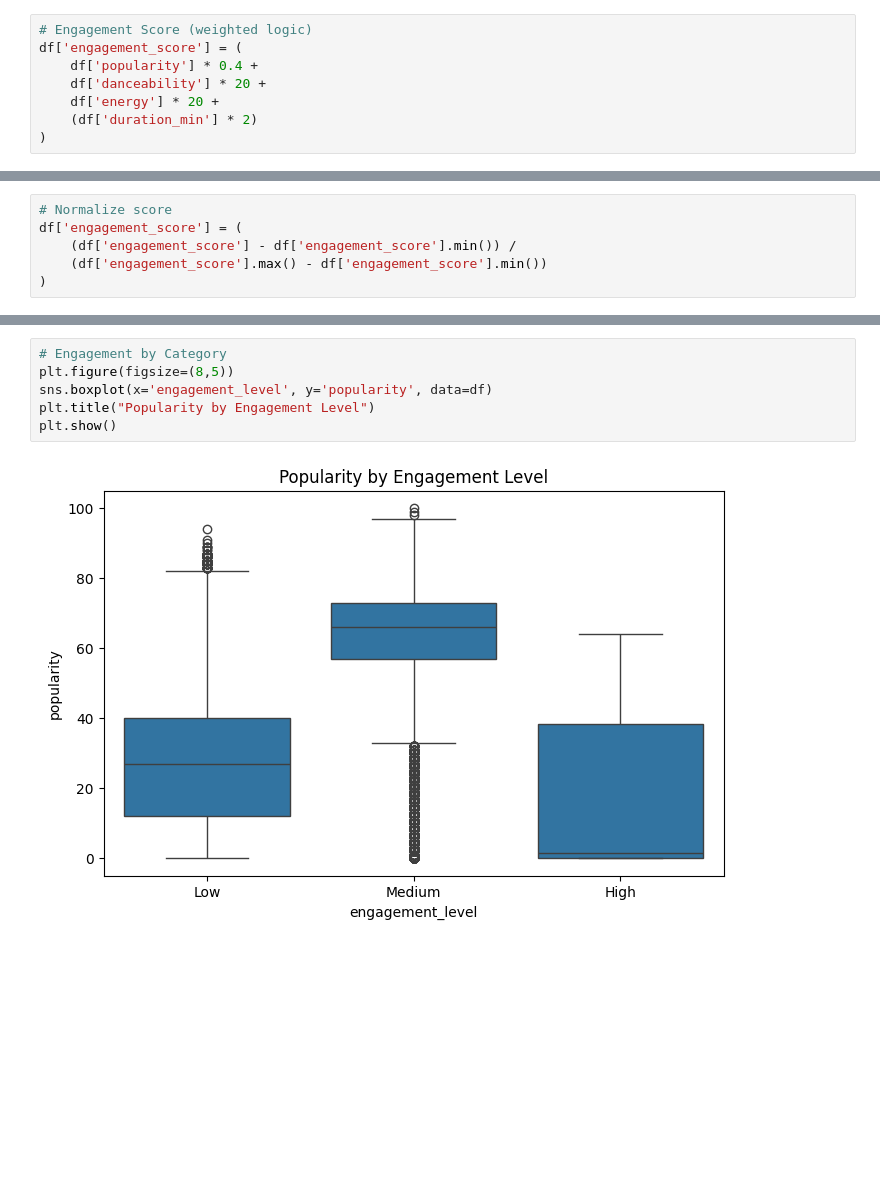
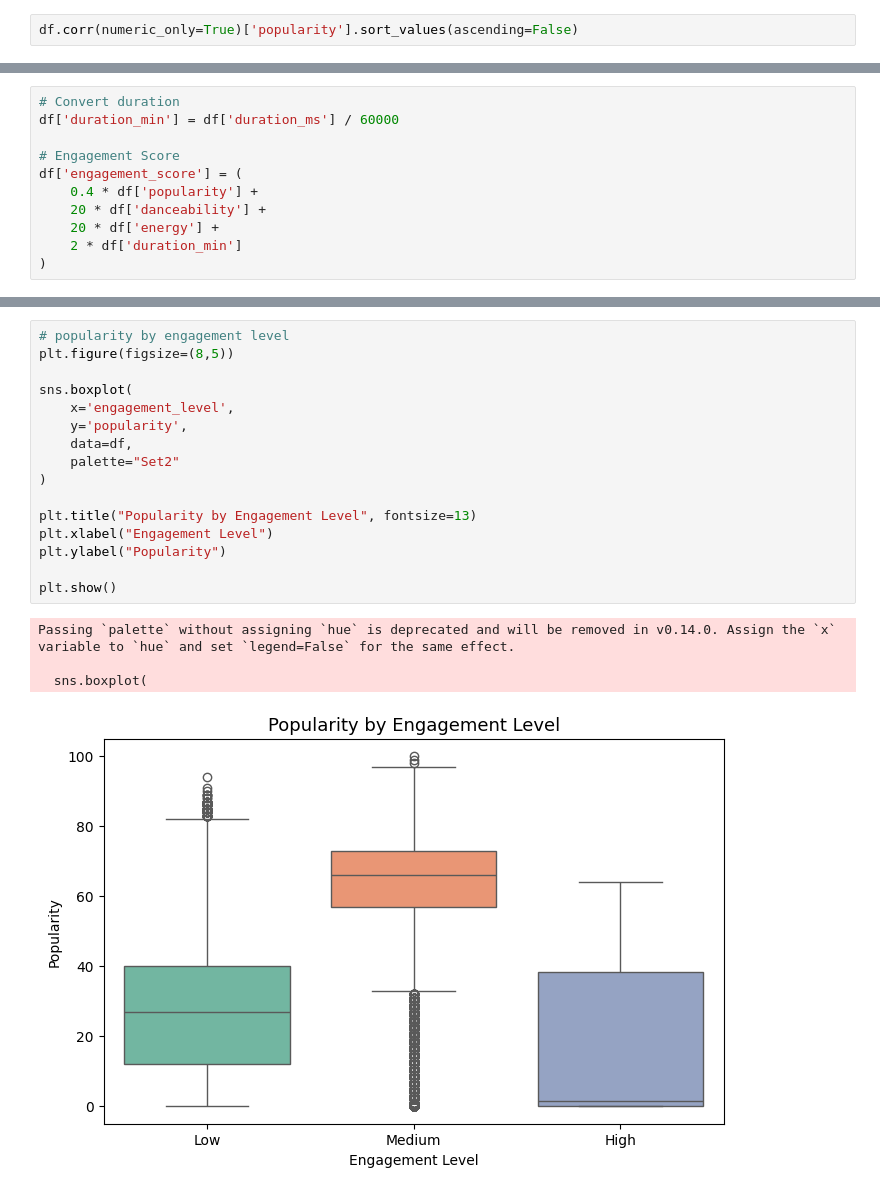
Before and after one commit to adityamsr2606/spotify-product-analytics, a Jupyter notebook: notebooks/analysis.ipynb, the cells around one changed output, grey strips where cells are left out. Cells and saved outputs as stored; diff of their text form; blank space fills up the shorter version.

```diff
--- a/notebooks/analysis.ipynb
+++ b/notebooks/analysis.ipynb
@@ -59,8 +66,2 @@ df['duration_min'] = df['duration_ms'] / 60000
 # %%
-# Engagement Score (weighted logic)
-df['engagement_score'] = (
-    df['popularity'] * 0.4 +
-    df['danceability'] * 20 +
-    df['energy'] * 20 +
-    (df['duration_min'] * 2)
-)
+df.corr(numeric_only=True)['popularity'].sort_values(ascending=False)
@@ -67,7 +85,12 @@ df['engagement_score'] = (
 # %%
-# Normalize score
+# Convert duration
+df['duration_min'] = df['duration_ms'] / 60000
+
+# Engagement Score
 df['engagement_score'] = (
-    (df['engagement_score'] - df['engagement_score'].min()) /
-    (df['engagement_score'].max() - df['engagement_score'].min())
+    0.4 * df['popularity'] +
+    20 * df['danceability'] +
+    20 * df['energy'] +
+    2 * df['duration_min']
 )
 # %%
@@ -125,8 +225,21 @@ plt.show()
 # %%
-# Engagement by Category
+# popularity by engagement level
 plt.figure(figsize=(8,5))
-sns.boxplot(x='engagement_level', y='popularity', data=df)
-plt.title("Popularity by Engagement Level")
+
+sns.boxplot(
+    x='engagement_level',
+    y='popularity',
+    data=df,
+    palette="Set2"
+)
+
+plt.title("Popularity by Engagement Level", fontsize=13)
+plt.xlabel("Engagement Level")
+plt.ylabel("Popularity")
+
 plt.show()
 # %% [output]
+Passing `palette` without assigning `hue` is deprecated and will be removed in v0.14.0. Assign the `x` variable to `hue` and set `legend=False` for the same effect.
+
+  sns.boxplot(
-[figure, old version]
+[figure, new version]
```
Also changed, not shown: parts of 28 cells of this notebook, 1 other file.
